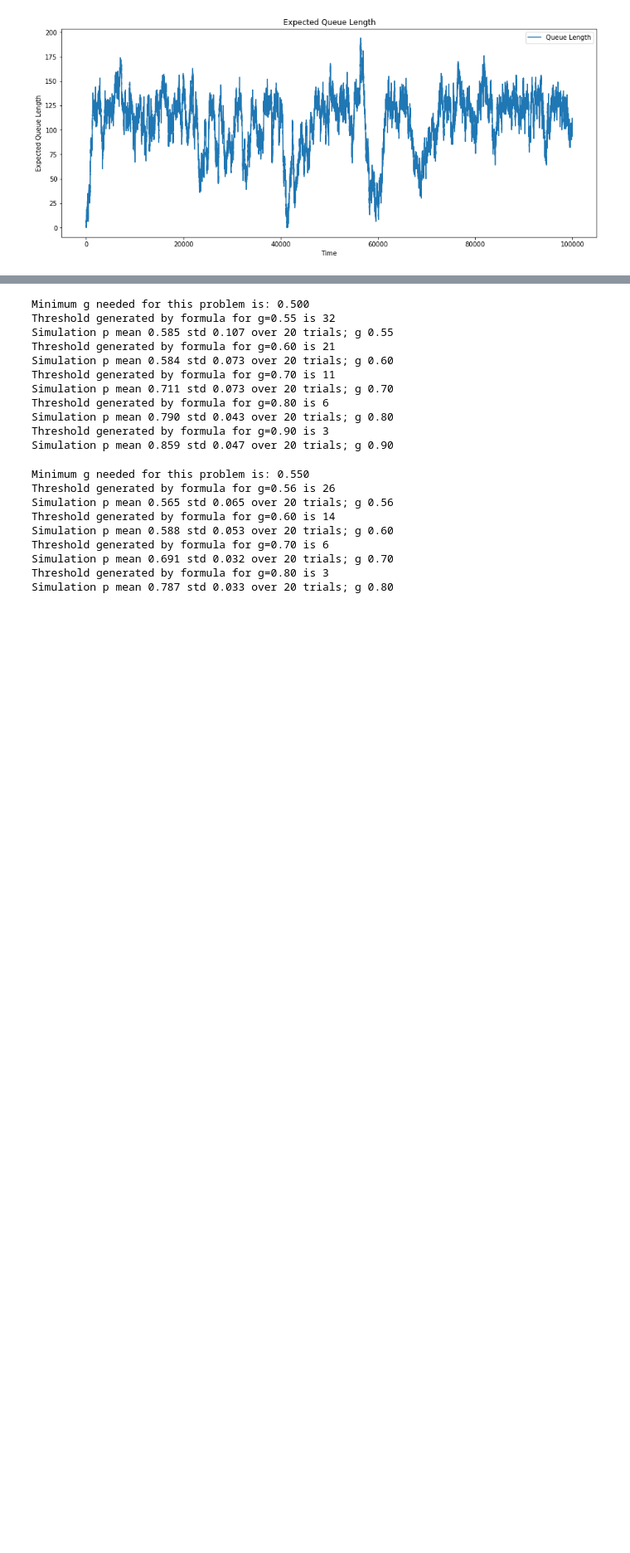
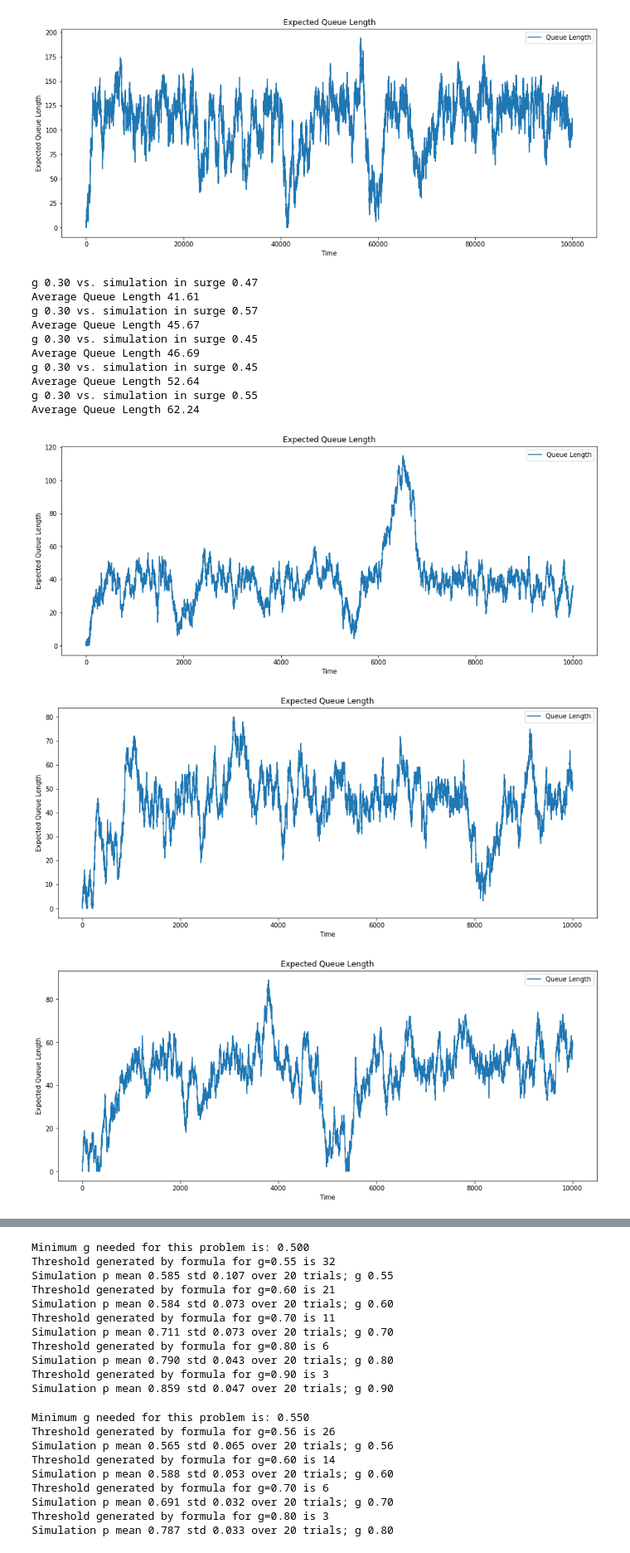
Before and after one commit to guanzgrace/cbs-patient-surge-models, a Jupyter notebook: 0715-Spencer_Speed-up-NoJobLeftBehind.ipynb, the cells around one changed output, grey strips where cells are left out. Shown: that part at 83% size. Cells and saved outputs as stored; diff of their text form; code cells hidden in the pictures; blank space fills up the shorter version.

Commit message:
final graphs

```diff
--- a/0715-Spencer_Speed-up-NoJobLeftBehind.ipynb
+++ b/0715-Spencer_Speed-up-NoJobLeftBehind.ipynb
@@ -343,3 +343,39 @@ Average Queue Length 105.99
 [figure]
 [figure]
 [figure]
+# %%
+# if we want to maintain queue length to be similar to lookahead policy,
+# we need to allow a lot larger surge proportion (try up to 0.3)
+
+
+thresholds = [40, 45, 50, 55, 60]
+
+
+for threshold in thresholds:
+    #L = min_threshold(lambd, mu1, mu2, g)
+    #print("Threshold generated by formula for g=%.2f is %d" % (g, L))
+    T, N, waiting_times, S, p_in_surge = MM1WithOneThreshold(lambd, mu1, mu2, threshold, c, N0, Tmax)
+    print("g %.2f vs. simulation in surge %.2f" % (g, p_in_surge))
+    N_start = int(len(N) * 0.1)
+    N_end = int(len(N) * 0.9)
+    print("Average Queue Length %.2f" % (mean(N[N_start:N_end])))
+    figure(figsize=(15,6))
+    plot(T, N, label='Queue Length')
+    xlabel('Time')
+    ylabel('Expected Queue Length')
+    legend()
+    title('Expected Queue Length')
+# %% [output]
+g 0.30 vs. simulation in surge 0.47
+Average Queue Length 41.61
+g 0.30 vs. simulation in surge 0.57
+Average Queue Length 45.67
+g 0.30 vs. simulation in surge 0.45
+Average Queue Length 46.69
+g 0.30 vs. simulation in surge 0.45
+Average Queue Length 52.64
+g 0.30 vs. simulation in surge 0.55
+Average Queue Length 62.24
+[figure, added]
+[figure, added]
+[figure, added]
```
Also changed, not shown: parts of 1 cell of this notebook, 1 other file.
